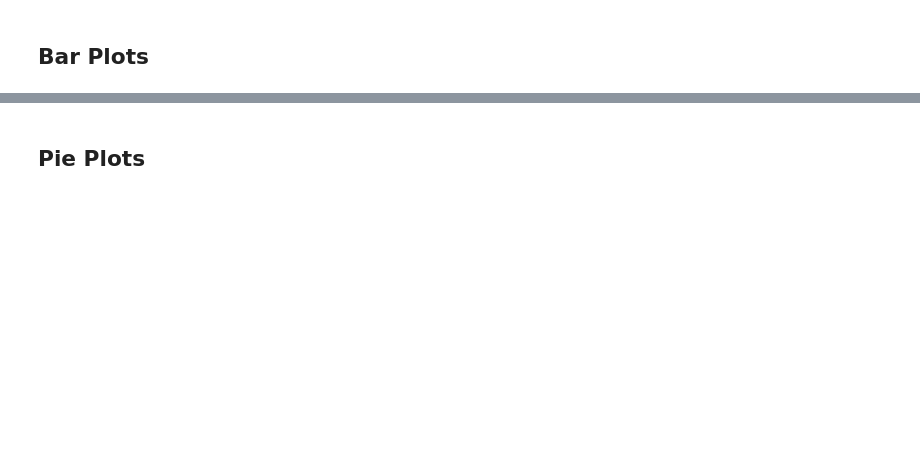
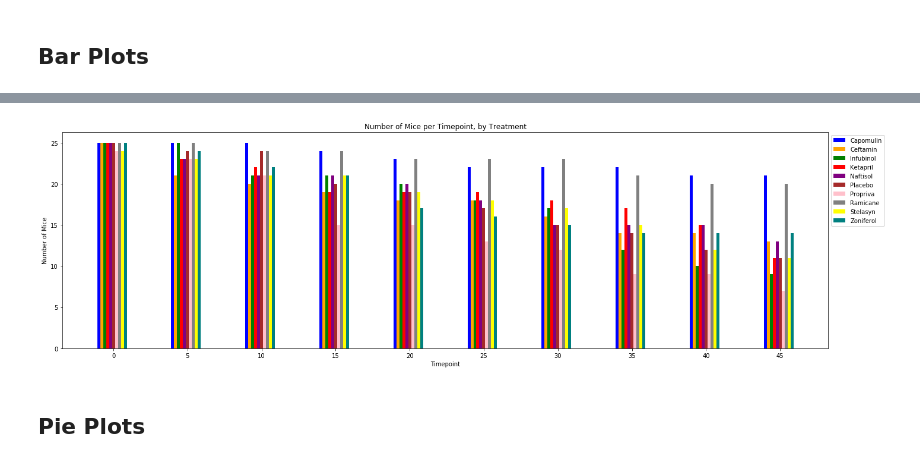
Before and after one commit to c-pompa/Py-maceuticals_Report, a Jupyter notebook: Pymaceuticals_Report.ipynb, the cells around one changed output, grey strips where cells are left out. Cells and saved outputs as stored; diff of their text form; code cells hidden in the pictures; blank space fills up the shorter version.

```diff
--- a/pymaceuticals_starter.ipynb
+++ b/Pymaceuticals_Report.ipynb
@@ -211,0 +200,7 @@ plt.show()
+# %%
+# Find X-Axis label range
+x_axis = bar_data_df2['Timepoint'].unique()
+# %%
+# Set index to Drug. Sorting for .loc searching.
+bar_data_df2_index = bar_data_df2.set_index('Drug Regimen')
+bar_data_df2_index
@@ -212,3 +254,94 @@ plt.show()
+# %%
+# Generate a bar plot showing the number of mice per time point for each treatment throughout the course of the study using pyplot.
+width=.2
+plt.figure(figsize=(20,6))
+
+# Capomulin count
+plt.bar(x_axis - 1.0,
+        Capomulin_counts,
+        width=width,
+        color="blue",
+        label='Capomulin')
+
+# Ceftamin count
+plt.bar(x_axis - .8,
+        Ceftamin_counts,
+        width=width,
+        color="orange",
+        label='Ceftamin')
+
+# Infubinol count
+plt.bar(x_axis - .6,
+        Infubinol_counts,
+        width=width,
+        color="green",
+        label='Infubinol')
+
+# Ketapril count
+plt.bar(x_axis - .4,
+        Ketapril_counts,
+        width=width,
+        color="red",
+        label='Ketapril')
+
+# Naftisol count
+plt.bar(x_axis - .2,
+        Naftisol_counts,
+        width=width,
+        color="purple",
+        label='Naftisol')
+
+# Placebo count
+plt.bar(x_axis,
+        Placebo_counts,
+        width=width,
+        color="brown",
+        label='Placebo')
+
+# Propriva count
+plt.bar(x_axis + .2,
+        Propriva_counts,
+        width=width,
+        color="pink",
+        label='Propriva')
+
+# Ramicane count
+plt.bar(x_axis + .4,
+        Ramicane_counts,
+        width=width,
+        color="grey",
+        label='Ramicane')
+
+# Stelasyn count
+plt.bar(x_axis + .6,
+        Stelasyn_counts,
+        width=width,
+        color="yellow",
+        label='Stelasyn')
+
+# Zoniferol count
+plt.bar(x_axis + .8,
+        Zoniferol_counts,
+        width=width,
+        color="teal",
+        label='Zoniferol')
+
+# Tick labels
+plt.xticks(x_axis)
+# Call legend
+plt.legend(bbox_to_anchor=(1, 1))
+# Add Title
+plt.title("Number of Mice per Timepoint, by Treatment")
+# Add x-label text
+plt.xlabel("Timepoint")
+# Add y-label text
+plt.ylabel("Number of Mice")
+# Tight layout view
+plt.tight_layout()
+# Show graph
+plt.show()
+# %% [output]
+[figure, added]
 # %% [markdown]
 ## **Pie Plots**
 # %%
```
Also changed, not shown: parts of 19 cells of this notebook.
